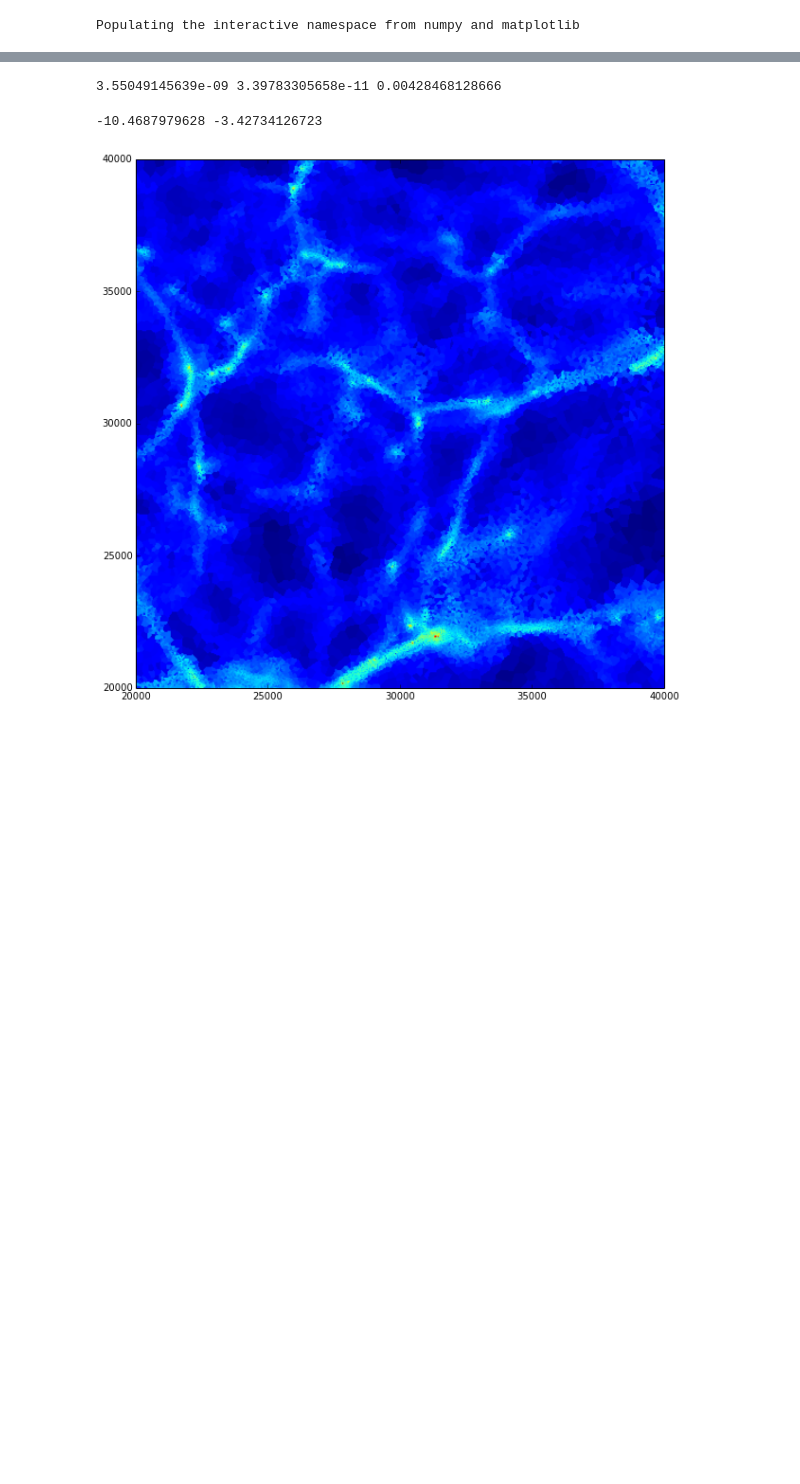
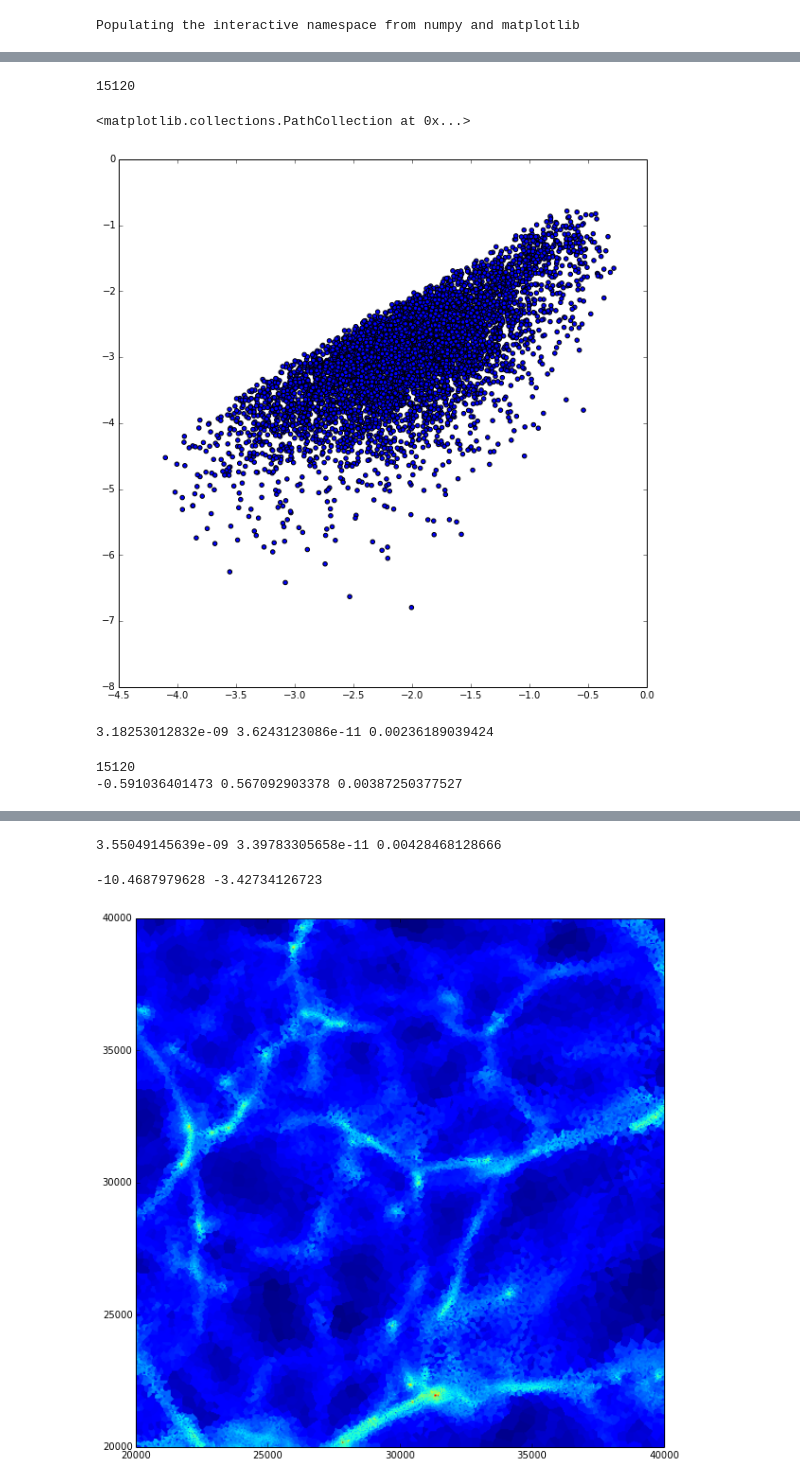
Before and after one commit to forero/ArepoWeb, a Jupyter notebook: src/TestWebFinder.ipynb, the cells around one changed output, grey strips where cells are left out. Cells and saved outputs as stored; diff of their text form; code cells hidden in the pictures; blank space fills up the shorter version.

```diff
--- a/src/TestWebFinder.ipynb
+++ b/src/TestWebFinder.ipynb
@@ -156,0 +173,34 @@ for i in index_center[0:NMAX]:
+# %%
+eigenval1 = empty((0))
+eigenval2 = empty((0))
+eigenval3 = empty((0))
+print NMAX
+for i in range(NMAX):
+    sigma = ones((3,3))
+    sigma[0,0] = sigma_xx[i]
+    sigma[1,1] = sigma_yy[i]
+    sigma[2,2] = sigma_zz[i]
+    sigma[0,1] = sigma_xy[i]
+    sigma[1,0] = sigma_xy[i]
+    sigma[0,2] = sigma_xz[i]
+    sigma[2,0] = sigma_xz[i]
+    sigma[1,2] = sigma_yz[i]
+    sigma[2,1] = sigma_yz[i]
+    #print sigma
+    eigenval, eigenvec = linalg.eigh(sigma)
+    ids = argsort(-eigenval)
+    eigenval = eigenval[ids]
+   # print eigenval
+    eigenvec1 = eigenvec[:,0]
+    eigenval1 = append(eigenval1, eigenval[0])
+    eigenval2 = append(eigenval2, eigenval[1])
+    eigenval3 = append(eigenval3, eigenval[2])
+
+   # print sigma, eigenval, sum(eigenval), sigma[0,0]+sigma[1,1]+sigma[2,2]
+# %% [output]
+15120
+# %%
+scatter(log10(eigenval1), (log10(eigenval2)))
+# %% [output]
+<matplotlib.collections.PathCollection at 0x...>
+[figure, added]
@@ -156,0 +225,23 @@ for i in index_center[0:NMAX]:
+# %%
+min_y = amin(slice_y[index_center[0:NMAX]])
+max_y = amax(slice_y[index_center[0:NMAX]])
+min_x = amin(slice_x[index_center[0:NMAX]])
+max_x = amax(slice_x[index_center[0:NMAX]])
+grid_x, grid_y = mgrid[min_x:max_x:500j, min_y:max_y:500j]
+print median(slice_dens), min(slice_dens), max(slice_dens)
+# %% [output]
+3.18253012832e-09 3.6243123086e-11 0.00236189039424
+# %%
+n_points = size(slice_x[index_center[0:NMAX]])
+print n_points
+points = ones((n_points,2))
+points[:,0] = slice_x[index_center[0:NMAX]]
+points[:,1] = slice_y[index_center[0:NMAX]]
+to_interpolate = environment
+#to_interpolate = log10(+(sigma_xx + sigma_yy + sigma_zz))
+#to_interpolate = log10(slice_dens[index_center[0:NMAX]])
+grid_d = griddata(points, to_interpolate, (grid_x, grid_y), method='nearest')
+print min((sigma_xx + sigma_yy + sigma_zz)), max((sigma_xx + sigma_yy + sigma_zz)), mean((sigma_xx + sigma_yy + sigma_zz))
+# %% [output]
+15120
+-0.591036401473 0.567092903378 0.00387250377527
```
Also changed, not shown: parts of 13 cells of this notebook.
